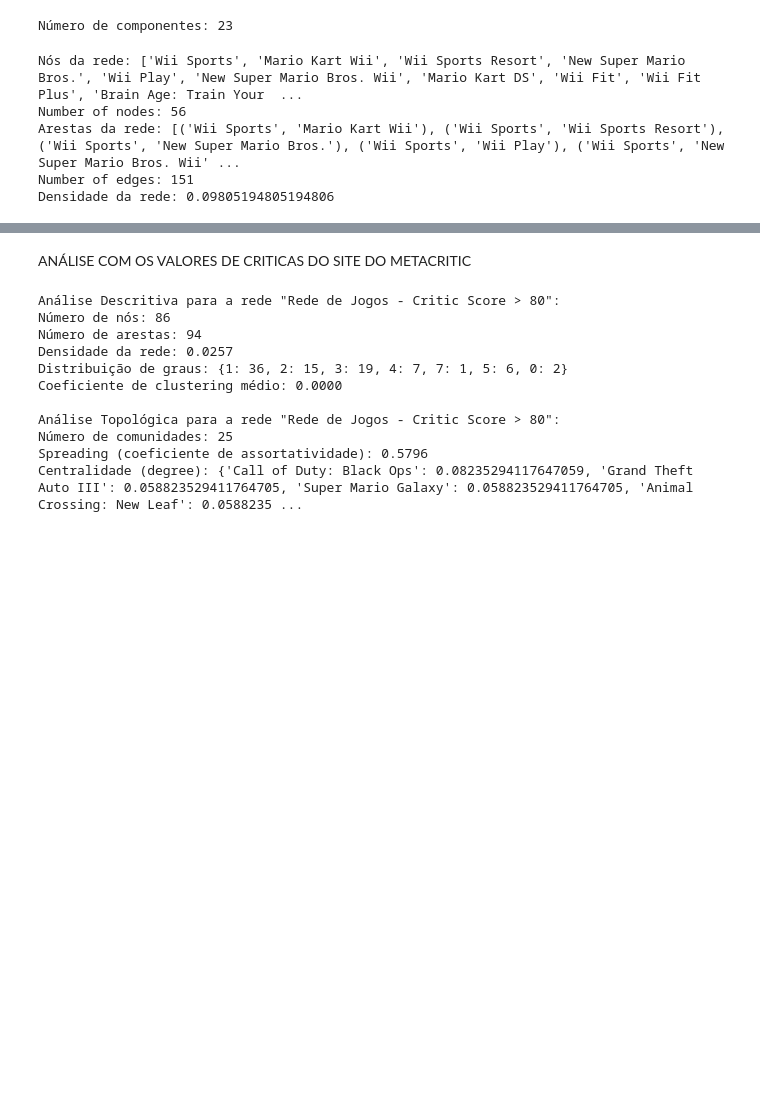
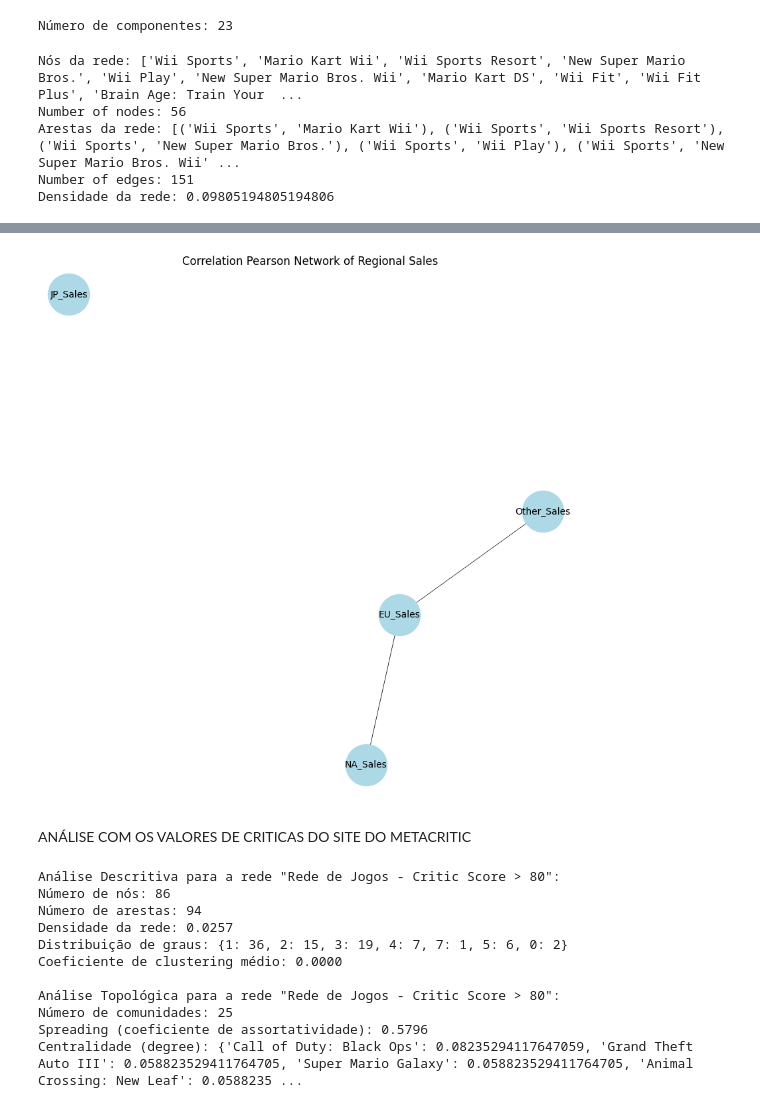
Before and after one commit to PedroMachad02/Redes-Complexas, a Jupyter notebook: Análise de Redes/Final Project/video_game.ipynb, the cells around one changed output, grey strips where cells are left out. Drawn from its saved outputs; the diff is of its cells as text; code cells hidden in the pictures; blank space fills up the shorter version.

Commit message:
Adicionando Análise para Sales

```diff
--- a/Análise de Redes/Final Project/video_game.ipynb
+++ b/Análise de Redes/Final Project/video_game.ipynb
@@ -188,3 +188,73 @@ Number of nodes: 56
 Arestas da rede: [('Wii Sports', 'Mario Kart Wii'), ('Wii Sports', 'Wii Sports Resort'), ('Wii Sports', 'New Super Mario Bros.'), ('Wii Sports', 'Wii Play'), ('Wii Sports', 'New Super Mario Bros. Wii' ...
 Number of edges: 151
 Densidade da rede: 0.09805194805194806
+# %%
+import pandas as pd
+import networkx as nx
+import matplotlib.pyplot as plt
+from scipy.stats import pearsonr
+
+# Carregar o dataset
+df = pd.read_csv('data_game.csv')
+
+# Selecionando as 100 primeiras linhas para uma análise
+df = df.head(100)
+
+# Mantém apenas as colunas de interesse: Vendas Regionais
+df_sales = df[['NA_Sales', 'EU_Sales', 'JP_Sales', 'Other_Sales']].dropna()
+
+# Calcular e exibir a quantidade total de vendas em cada região
+total_sales = df_sales.sum()
+print("Total de vendas em cada região:")
+for region, total in total_sales.items():
+    print(f"{region}: {total:.2f}")
+
+# Inicializando o grafo vazio
+G = nx.Graph()
+
+# Adicionar nós para cada região
+regions = df_sales.columns.tolist()
+G.add_nodes_from(regions)
+
+# Dicionário para armazenar as correlações
+correlation_results = {}
+
+# Calculando a correlação de Pearson entre as regiões e adicionando as arestas
+for i in range(len(regions)):
+    for j in range(i + 1, len(regions)):
+        region1 = regions[i]
+        region2 = regions[j]
+        correlation, _ = pearsonr(df_sales[region1], df_sales[region2])
+
+        # Armazenar o resultado da correlação
+        correlation_results[(region1, region2)] = correlation
+
+        # Considera uma correlação forte se for maior que 0.5
+        if abs(correlation) > 0.5:
+            G.add_edge(region1, region2, weight=correlation)
+
+# Exibir os resultados das correlações
+print("\nCorrelações entre as regiões:")
+for pair, corr_value in correlation_results.items():
+    print(f"Correlação entre {pair[0]} e {pair[1]}: {corr_value:.2f}")
+
+# Calcular a densidade do grafo
+density = nx.density(G)
+print(f'\nDensidade do grafo: {density:.4f}')
+
+# Verificando o número de comunidades
+number_communities = nx.number_connected_components(G)
+print(f'\nNúmero de componentes: {number_communities}')
+
+# Desenhando o grafo
+pos = nx.spring_layout(G, k=0.5, iterations=50)
+plt.figure(figsize=(8, 8))
+
+# A cor e espessura das arestas indicam a força da correlação
+edges = G.edges(data=True)
+weights = [abs(data['weight']) for _, _, data in edges]
+nx.draw(G, pos, with_labels=True, node_size=2000, node_color='lightblue', font_size=10, width=weights)
+
+plt.title("Correlation Pearson Network of Regional Sales")
+plt.show()
+# %% [output]
@@ -191,3 +278,4 @@ Densidade da rede: 0.09805194805194806
+[figure, added]
 # %% [markdown]
 ANÁLISE COM OS VALORES DE CRITICAS DO SITE DO METACRITIC
 # %%
```
Also changed, not shown: parts of 2 cells of this notebook.
